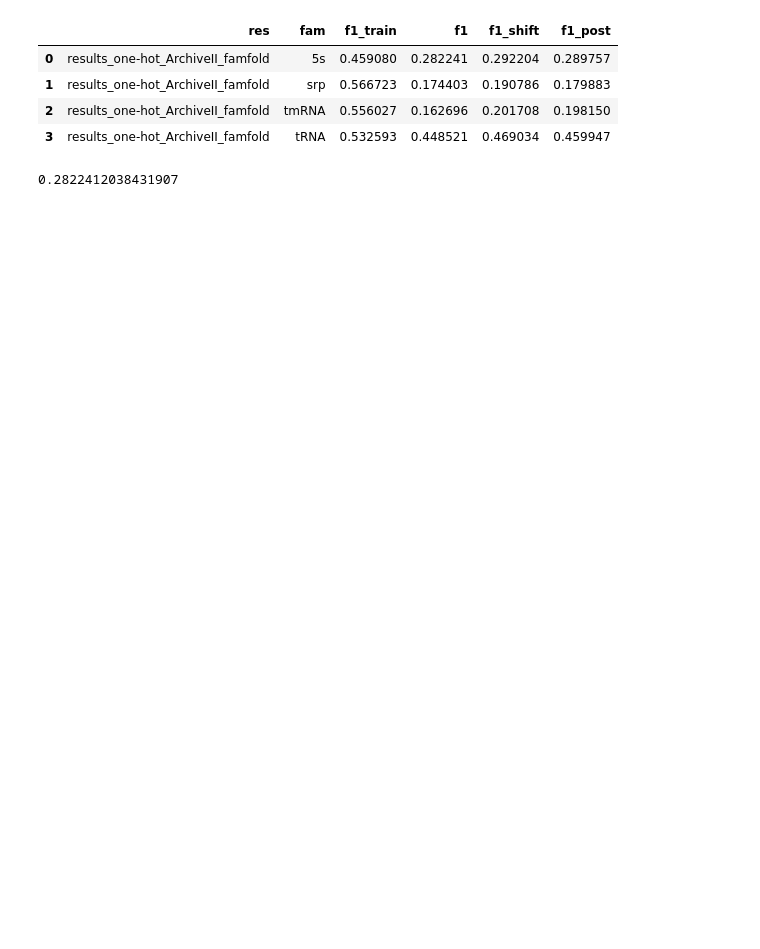
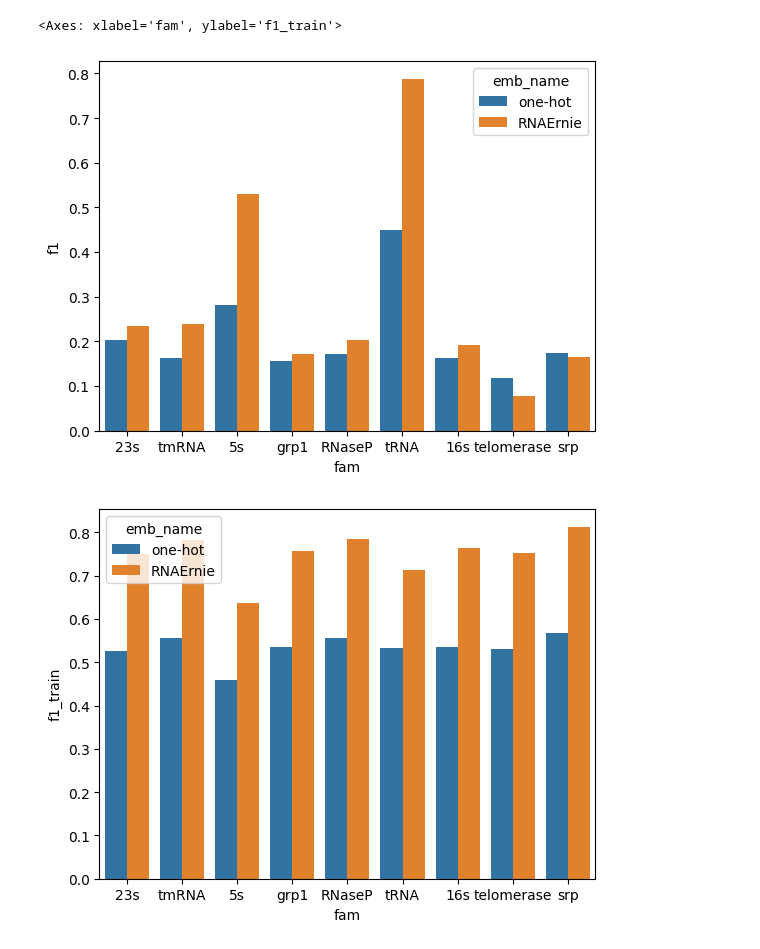
Before and after one commit to lucianozablocki/rna-llm-comparison, a Jupyter notebook: scripts/summary.ipynb, the cells around one changed output. Drawn from its saved outputs; the diff is of its cells as text; code cells hidden in the pictures; blank space fills up the shorter version.

Commit message:
agrega barplot de resultados

```diff
--- a/scripts/summary.ipynb
+++ b/scripts/summary.ipynb
@@ -1,30 +1,32 @@
 # %%
 import pandas as pd
 import os
 
 # famfold
+res_path = "../../insync/lncRNA/LLM-RNA/results/"
 summary = []
-for res in os.listdir("../"):
+for res in os.listdir(res_path):
     if "results_" in res:
-        path = os.path.join("../", res)
+        emb_name = res.split("_")[1]
+        path = os.path.join(res_path, res)
         for fam in os.listdir(path):
             try:
                 df = pd.read_csv(os.path.join(path, fam, "metrics.csv"))
             except FileNotFoundError:
                 continue
             f1, f1_shift, f1_post = df["test_f1"].iloc[-1], df["test_f1_shift"].iloc[-1], df["test_f1_post_rinalmo"].iloc[-1]
             f1_train = df["train_f1"].iloc[-1]
-            summary.append([res, fam, f1_train, f1, f1_shift, f1_post])
+            summary.append([res, fam, emb_name, f1_train, f1, f1_shift, f1_post])
 
-summary = pd.DataFrame(summary, columns=["res", "fam", "f1_train", "f1", "f1_shift", "f1_post"])
-summary
+summary = pd.DataFrame(summary, columns=["res", "fam", "emb_name", "f1_train", "f1", "f1_shift", "f1_post"])
+
+# boxplot
+from matplotlib import pyplot as plt
+import seaborn as sns
+sns.barplot(data=summary, x="fam", y="f1", hue="emb_name")
+plt.figure()
+sns.barplot(data=summary, x="fam", y="f1_train", hue="emb_name")
 # %% [output]
-|  | res | fam | f1_train | f1 | f1_shift | f1_post |
-| 0 | results_one-hot_ArchiveII_famfold | 5s | 0.459080 | 0.282241 | 0.292204 | 0.289757 |
-| 1 | results_one-hot_ArchiveII_famfold | srp | 0.566723 | 0.174403 | 0.190786 | 0.179883 |
-| 2 | results_one-hot_ArchiveII_famfold | tmRNA | 0.556027 | 0.162696 | 0.201708 | 0.198150 |
-| 3 | results_one-hot_ArchiveII_famfold | tRNA | 0.532593 | 0.448521 | 0.469034 | 0.459947 |
+<Axes: xlabel='fam', ylabel='f1_train'>
+[figure, added]
+[figure, added]
-# %%
-df["test_f1"].iloc[-1]
-# %% [output]
-0.2822412038431907
```
Also changed, not shown: parts of 1 cell of this notebook.
